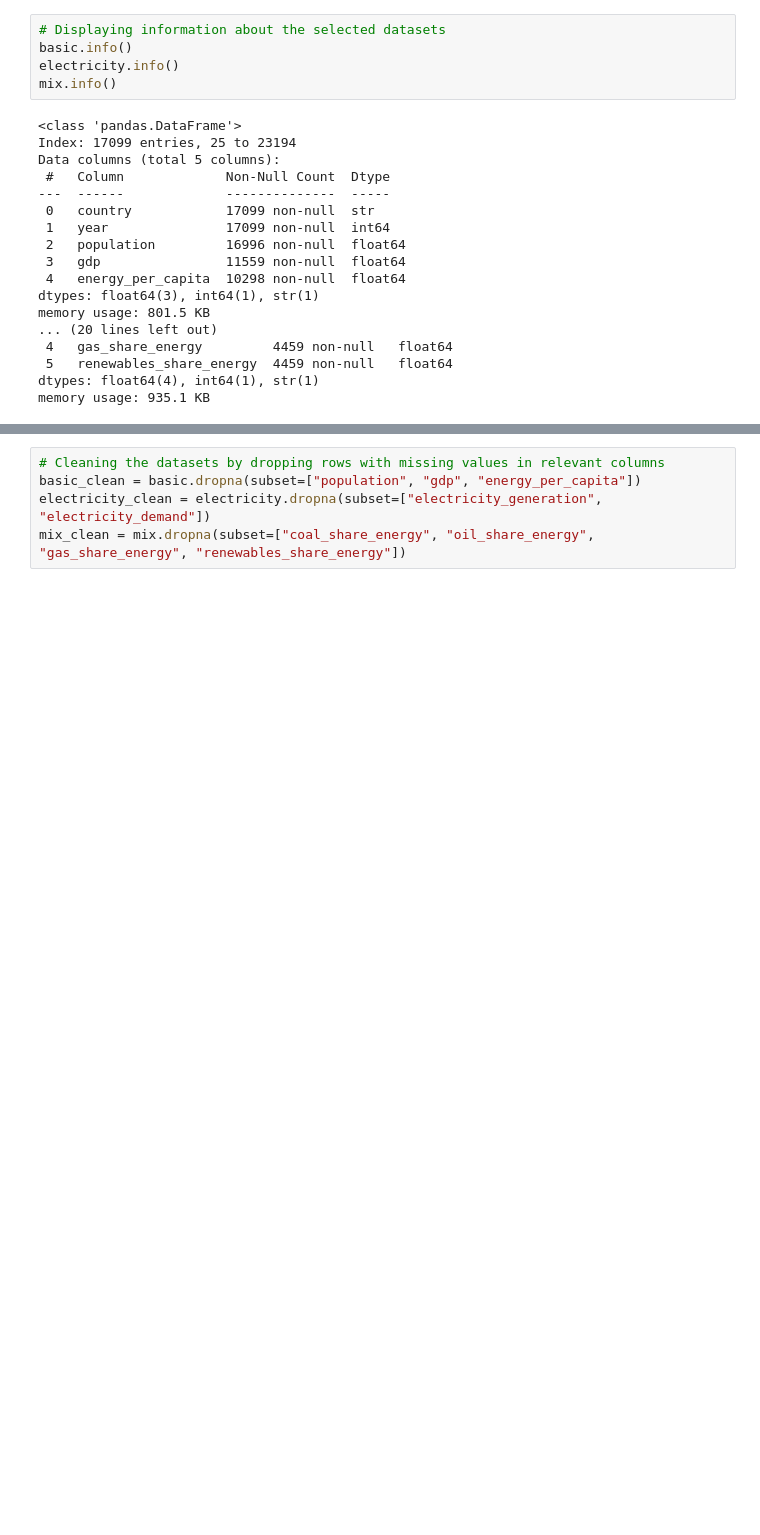
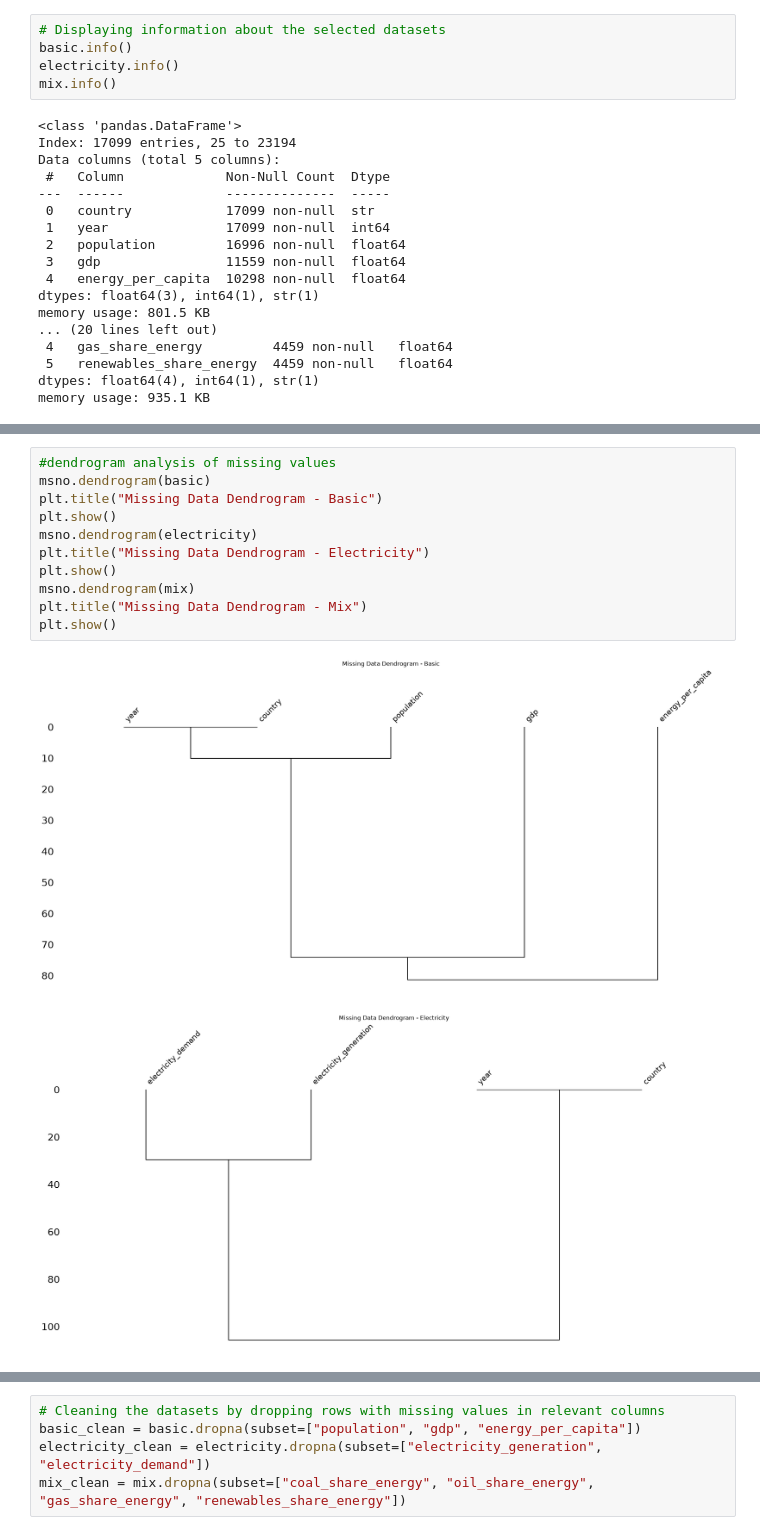
Before and after one commit to MichalG315/AWDP_Project, a Jupyter notebook: notebooks/main.ipynb, the cells around one changed output, grey strips where cells are left out. Drawn from its saved outputs; the diff is of its cells as text; blank space fills up the shorter version.

```diff
--- a/notebooks/main.ipynb
+++ b/notebooks/main.ipynb
@@ -91,0 +160,14 @@ memory usage: 935.1 KB
+# %%
+#dendrogram analysis of missing values
+msno.dendrogram(basic)
+plt.title("Missing Data Dendrogram - Basic")
+plt.show()
+msno.dendrogram(electricity)
+plt.title("Missing Data Dendrogram - Electricity")
+plt.show()
+msno.dendrogram(mix)
+plt.title("Missing Data Dendrogram - Mix")
+plt.show()
+# %% [output]
+[figure, added]
+[figure, added]
```
Also changed, not shown: parts of 8 cells of this notebook.
